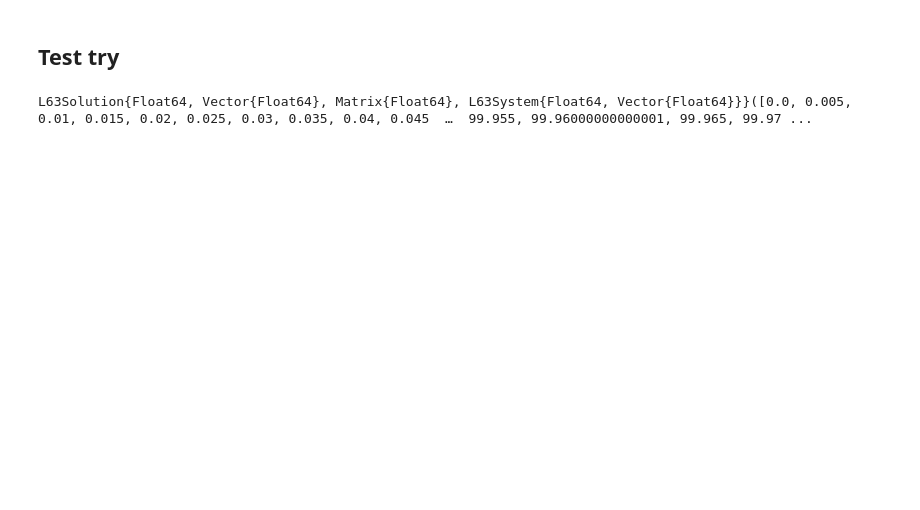
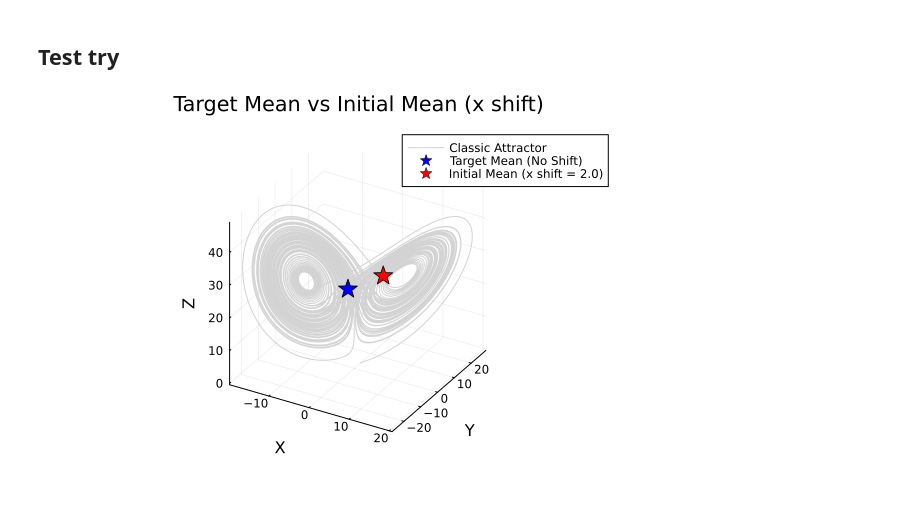
Before and after one commit to nviebig/LorenzParameterEstimation, a Jupyter notebook: examples_climate/mean/train_mean.ipynb, the cells around one changed output. Cells and saved outputs as stored; diff of their text form; code cells hidden in the pictures; blank space fills up the shorter version.

Commit message:
Improve PDF3D training: ensure array conversion for Makie plots, fix plotting parse error, and clarify optimizer settings

```diff
--- a/examples_climate/mean/train_mean.ipynb
+++ b/examples_climate/mean/train_mean.ipynb
@@ -64,14 +64,54 @@ gif(anim, "img/lorenz_evolution.gif", fps=1)"""
 # %% [markdown]
 ## Test try
 # %%
+gr()
+# Random number generator
+rng = MersenneTwister(7)
+
 # Initial condition
 u0 = [1.0, 1.0, 1.0]
 M  = 20_000
 T  = 100.0
 dt = T / M
 tspan = (0.0, T)
 base_params = classic_params()
 
 trajectory = integrate(base_params, u0, (0.0, T), dt)
+
+mean_x = mean(trajectory.u[:, 1])
+mean_y = mean(trajectory.u[:, 2])
+mean_z = mean(trajectory.u[:, 3])
+std_x = std(trajectory.u[:, 1])
+std_y = std(trajectory.u[:, 2])
+std_z = std(trajectory.u[:, 3])
+init = L63Parameters(10.0, 28.0, 8/3, 2.0, 10, 0.0, 1.0)  # same σ,ρ,β but x shift = 2
+
+# Visualize both the target (classic) mean and the initial mean (with x shift)
+p = plot(
+    trajectory.u[:, 1], trajectory.u[:, 2], trajectory.u[:, 3];
+    linecolor=:lightgray, linewidth=1, label="Classic Attractor", seriestype=:path3d,
+    title="Target Mean vs Initial Mean (x shift)", xlabel="X", ylabel="Y", zlabel="Z",
+    legend=:topright, size=(600, 400)
+)
+
+# Target mean (classic)
+scatter!(
+    p, [mean_x], [mean_y], [mean_z];
+    marker=:star, markersize=10, markercolor=:blue, label="Target Mean (No Shift)"
+)
+
+# Simulate initial shifted system
+init_traj = integrate(init, u0, tspan, dt)
+init_mean_x = mean(init_traj.u[:, 1])
+init_mean_y = mean(init_traj.u[:, 2])
+init_mean_z = mean(init_traj.u[:, 3])
+
+# Initial mean (shifted)
+scatter!(
+    p, [init_mean_x], [init_mean_y], [init_mean_z];
+    marker=:star, markersize=10, markercolor=:red, label="Initial Mean (x shift = 2.0)"
+)
+
+display(p)
 # %% [output]
-L63Solution{Float64, Vector{Float64}, Matrix{Float64}, L63System{Float64, Vector{Float64}}}([0.0, 0.005, 0.01, 0.015, 0.02, 0.025, 0.03, 0.035, 0.04, 0.045  …  99.955, 99.96000000000001, 99.965, 99.97 ...
+[figure, added]
```
Also changed, not shown: parts of 9 cells of this notebook, 4 other files.
